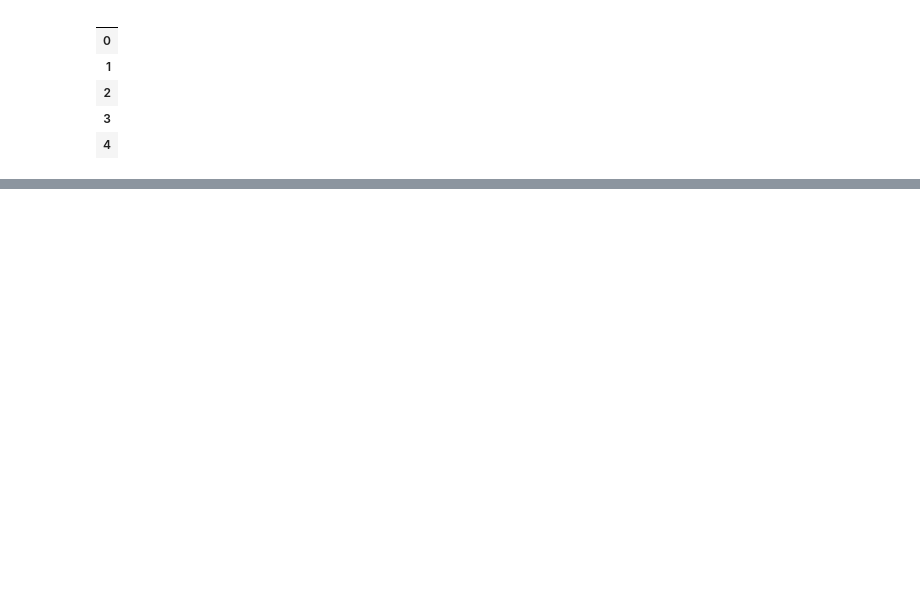
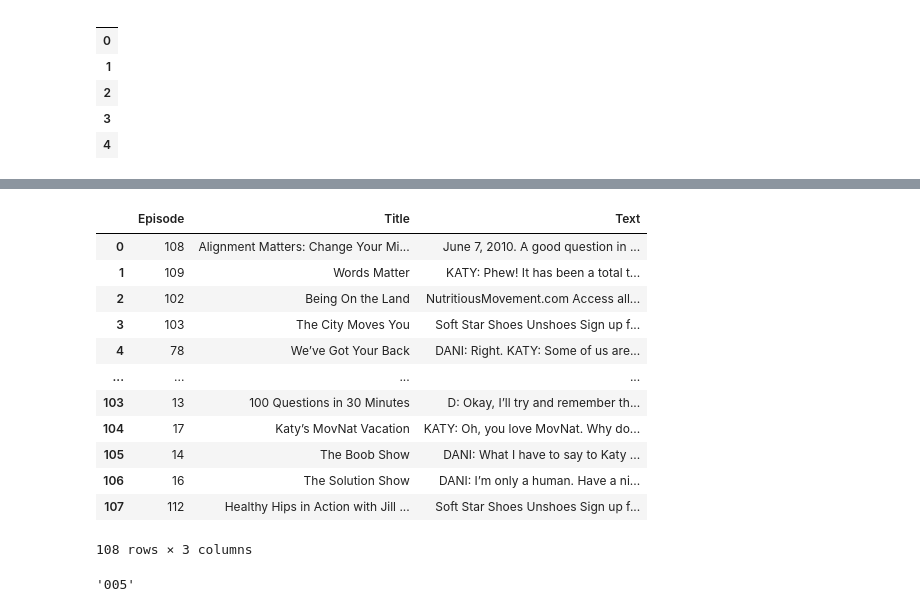
Before and after one commit to Data-Science-for-Linguists-2021/Linguistic-Styles-of-Podcasts, a Jupyter notebook: spiders/Move-Your-DNA.ipynb, the cells around one changed output, grey strips where cells are left out. Cells and saved outputs as stored; diff of their text form; code cells hidden in the pictures; blank space fills up the shorter version.

```diff
--- a/spiders/Move-Your-DNA.ipynb
+++ b/spiders/Move-Your-DNA.ipynb
@@ -177,0 +178,25 @@ myDNA_df.head()
+# %%
+myDNA_df
+# %% [output]
+|  | Episode | Title | Text |
+| 0 | 108 | Alignment Matters: Change Your Mi... | June 7, 2010. A good question in ... |
+| 1 | 109 | Words Matter | KATY: Phew! It has been a total t... |
+| 2 | 102 | Being On the Land | NutritiousMovement.com Access all... |
+| 3 | 103 | The City Moves You | Soft Star Shoes Unshoes Sign up f... |
+| 4 | 78 | We’ve Got Your Back | DANI: Right. KATY: Some of us are... |
+| ... | ... | ... | ... |
+| 103 | 13 | 100 Questions in 30 Minutes | D: Okay, I’ll try and remember th... |
+| 104 | 17 | Katy’s MovNat Vacation | KATY: Oh, you love MovNat. Why do... |
+| 105 | 14 | The Boob Show | DANI: What I have to say to Katy ... |
+| 106 | 16 | The Solution Show | DANI: I’m only a human. Have a ni... |
+| 107 | 112 | Healthy Hips in Action with Jill ... | Soft Star Shoes Unshoes Sign up f... |
+108 rows × 3 columns
+# %%
+def ep_order(episode):
+    while len(episode) < 3:
+        episode = '0' + episode
+    return episode
+
+ep_order('05')
+# %% [output]
+'005'
```
Also changed, not shown: parts of 11 cells of this notebook, 10 other files.
